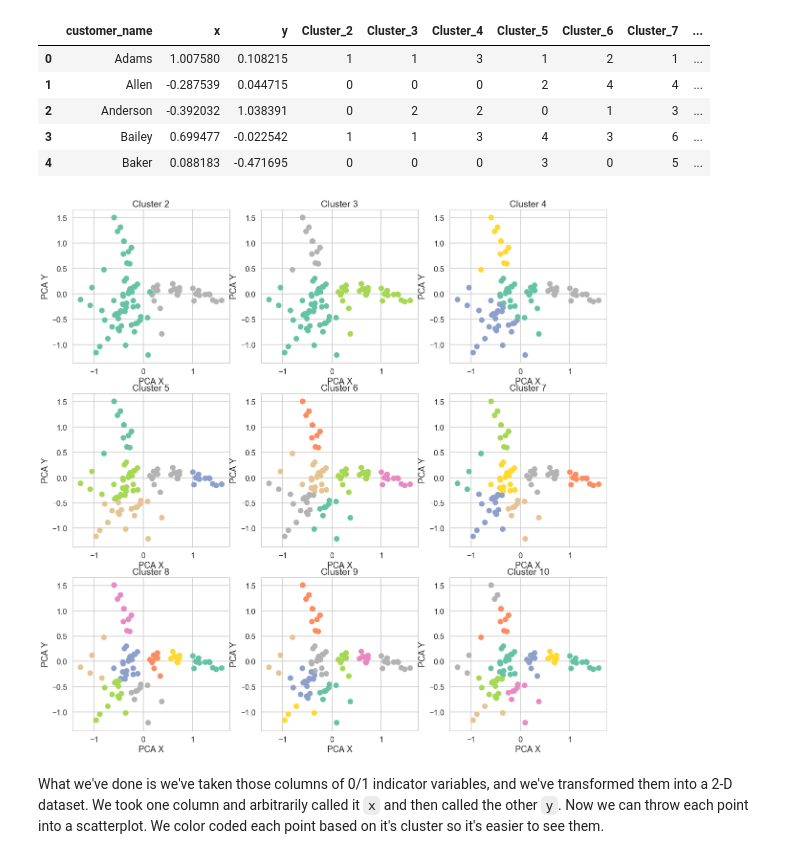
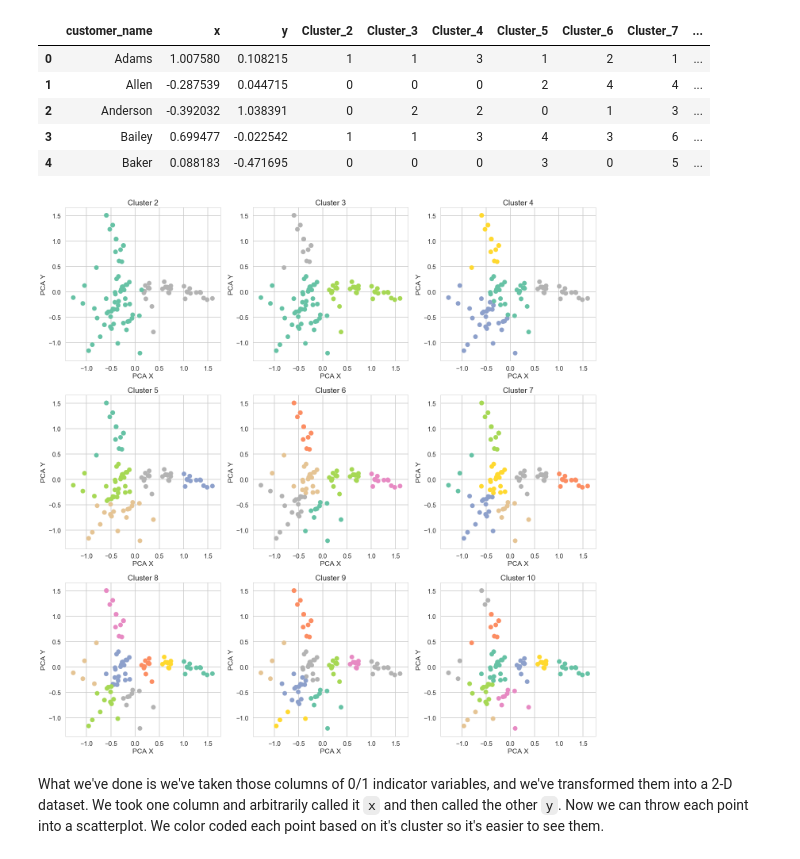
Before and after one commit to mcassi17/customer_segmentation, a Jupyter notebook: Mini_Project_Clustering.ipynb, the cells around one changed output. Cells and saved outputs as stored; diff of their text form; code cells hidden in the pictures.

```diff
--- a/Mini_Project_Clustering.ipynb
+++ b/Mini_Project_Clustering.ipynb
@@ -422,19 +422,19 @@ df_all.head()
 # %%
 cols = df_all.columns[3:]
 fig = plt.figure(figsize=(20, 20))
 plot_num = range(1,10)
 
 for num in plot_num:
     ax = fig.add_subplot(3,3, num)
     ax.scatter(df_all['x'], df_all['y'], c=df_all[cols[num-1]], cmap='Set2')
     text = 'Cluster ' + str(num+1)
     ax.set_title(text)
     ax.set_xlabel('PCA X')
     ax.set_ylabel('PCA Y')
 
-plt.tight
+plt.tight_layout()
 # %% [output]
-[figure, old version]
+[figure, new version]
 # %% [markdown]
 What we've done is we've taken those columns of 0/1 indicator variables, and we've transformed them into a 2-D dataset. We took one column and arbitrarily called it `x` and then called the other `y`. Now we can throw each point into a scatterplot. We color coded each point based on it's cluster so it's easier to see them.
 # %% [markdown]
```
Also changed, not shown: parts of 15 cells of this notebook.
